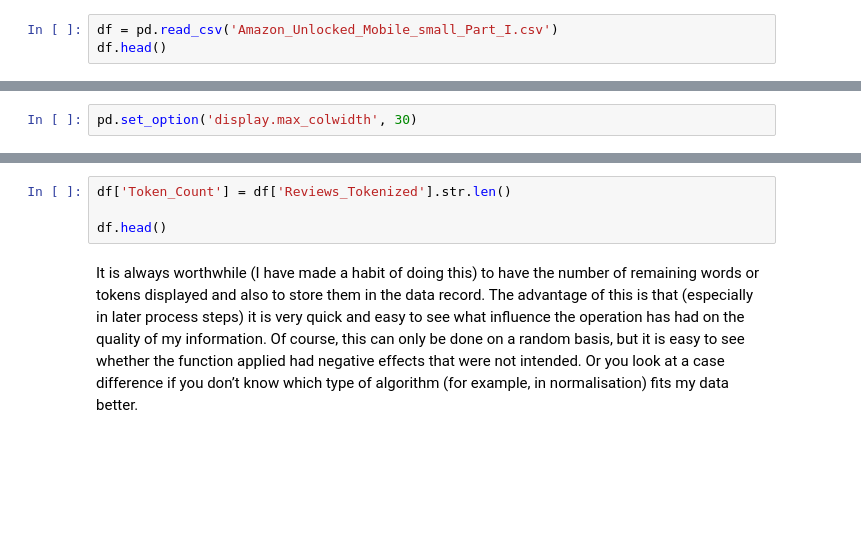
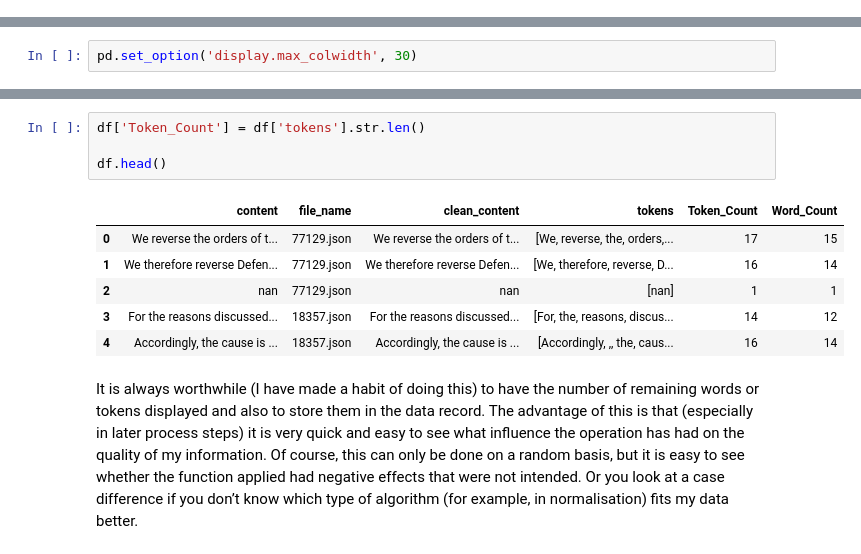
Before and after one commit to Hotsnown/seminaire-bordeaux-2022, a Jupyter notebook: exercices/jour3/3.2 Segmentation/3.2.3 mini-project.ipynb, the cells around one changed output, grey strips where cells are left out. Cells and saved outputs as stored; diff of their text form; blank space fills up the shorter version.

```diff
--- a/exercices/jour3/3.2 Segmentation/3.2.3 mini-project.ipynb
+++ b/exercices/jour3/3.2 Segmentation/3.2.3 mini-project.ipynb
@@ -69,3 +85,0 @@ print(df.columns)
-# %%
-df = pd.read_csv('Amazon_Unlocked_Mobile_small_Part_I.csv')
-df.head()
@@ -183,7 +238,14 @@ df.head()
 # %%
-df['Token_Count'] = df['Reviews_Tokenized'].str.len()
+df['Token_Count'] = df['tokens'].str.len()
 
 df.head()
+# %% [output]
+|  | content | file_name | clean_content | tokens | Token_Count | Word_Count |
+| 0 | We reverse the orders of t... | 77129.json | We reverse the orders of t... | [We, reverse, the, orders,... | 17 | 15 |
+| 1 | We therefore reverse Defen... | 77129.json | We therefore reverse Defen... | [We, therefore, reverse, D... | 16 | 14 |
+| 2 | nan | 77129.json | nan | [nan] | 1 | 1 |
+| 3 | For the reasons discussed... | 18357.json | For the reasons discussed... | [For, the, reasons, discus... | 14 | 12 |
+| 4 | Accordingly, the cause is ... | 18357.json | Accordingly, the cause is ... | [Accordingly, ,, the, caus... | 16 | 14 |
 # %% [markdown]
 It is always worthwhile (I have made a habit of doing this) to have the number of remaining words or tokens displayed and also to store them in the data record. The advantage of this is that (especially in later process steps) it is very quick and easy to see what influence the operation has had on the quality of my information. Of course, this can only be done on a random basis, but it is easy to see whether the function applied had negative effects that were not intended. Or you look at a case difference if you don’t know which type of algorithm (for example, in normalisation) fits my data better.
 # %%
```
Also changed, not shown: parts of 34 cells of this notebook, 15 other files.
